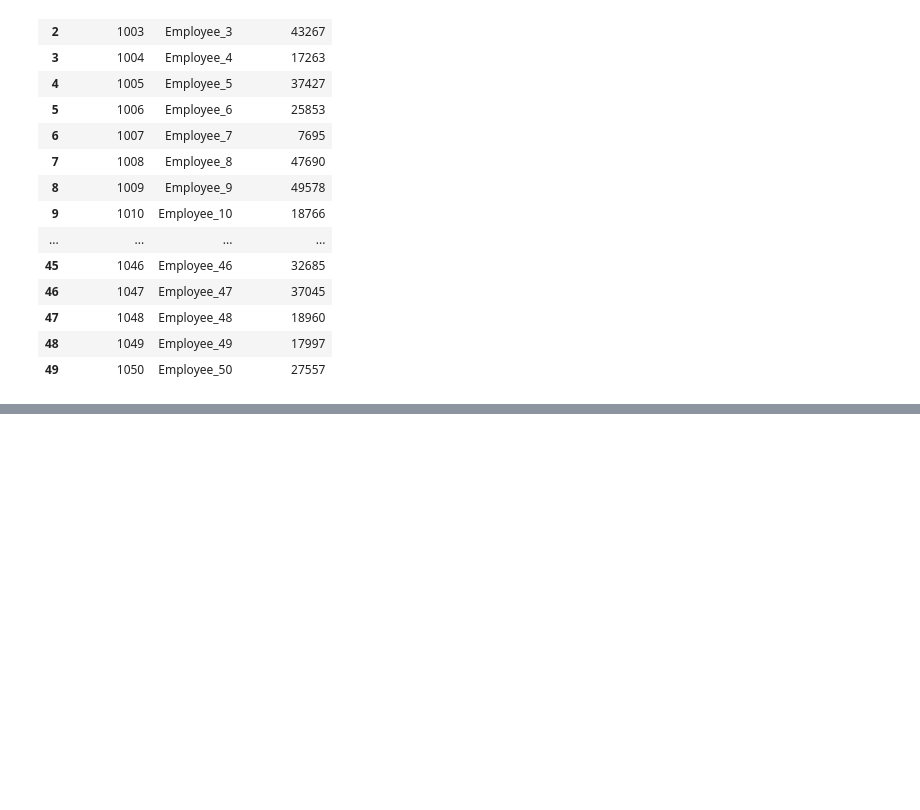
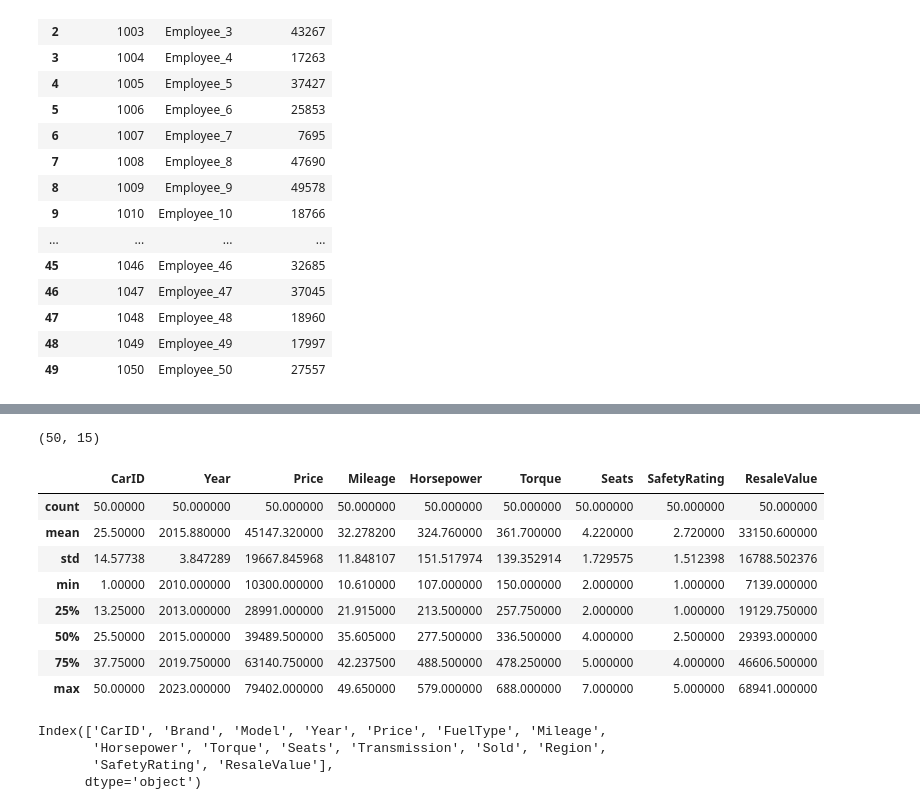
Before and after one commit to vaishnaviPatil1111/Python, a Jupyter notebook: Python_Pandas.ipynb, the cells around one changed output, grey strips where cells are left out. Cells and saved outputs as stored; diff of their text form; code cells hidden in the pictures; blank space fills up the shorter version.

```diff
--- a/Python_Pandas.ipynb
+++ b/Python_Pandas.ipynb
@@ -164,0 +213,26 @@ df[['EmployeeID', 'Name', 'SalesAmount']]
+# %%
+# 3.	Get the shape (number of rows and columns) of the dataset.
+df1.shape
+# %% [output]
+(50, 15)
+# %%
+# 4.	Display summary statistics for all numerical columns.
+df1.describe()
+# %% [output]
+|  | CarID | Year | Price | Mileage | Horsepower | Torque | Seats | SafetyRating | ResaleValue |
+| count | 50.00000 | 50.000000 | 50.000000 | 50.000000 | 50.000000 | 50.000000 | 50.000000 | 50.000000 | 50.000000 |
+| mean | 25.50000 | 2015.880000 | 45147.320000 | 32.278200 | 324.760000 | 361.700000 | 4.220000 | 2.720000 | 33150.600000 |
+| std | 14.57738 | 3.847289 | 19667.845968 | 11.848107 | 151.517974 | 139.352914 | 1.729575 | 1.512398 | 16788.502376 |
+| min | 1.00000 | 2010.000000 | 10300.000000 | 10.610000 | 107.000000 | 150.000000 | 2.000000 | 1.000000 | 7139.000000 |
+| 25% | 13.25000 | 2013.000000 | 28991.000000 | 21.915000 | 213.500000 | 257.750000 | 2.000000 | 1.000000 | 19129.750000 |
+| 50% | 25.50000 | 2015.000000 | 39489.500000 | 35.605000 | 277.500000 | 336.500000 | 4.000000 | 2.500000 | 29393.000000 |
+| 75% | 37.75000 | 2019.750000 | 63140.750000 | 42.237500 | 488.500000 | 478.250000 | 5.000000 | 4.000000 | 46606.500000 |
+| max | 50.00000 | 2023.000000 | 79402.000000 | 49.650000 | 579.000000 | 688.000000 | 7.000000 | 5.000000 | 68941.000000 |
+# %%
+# 5.	Get the column names of the dataset.
+df1.columns
+# %% [output]
+Index(['CarID', 'Brand', 'Model', 'Year', 'Price', 'FuelType', 'Mileage',
+       'Horsepower', 'Torque', 'Seats', 'Transmission', 'Sold', 'Region',
+       'SafetyRating', 'ResaleValue'],
+      dtype='object')
```
Also changed, not shown: parts of 21 cells of this notebook.
